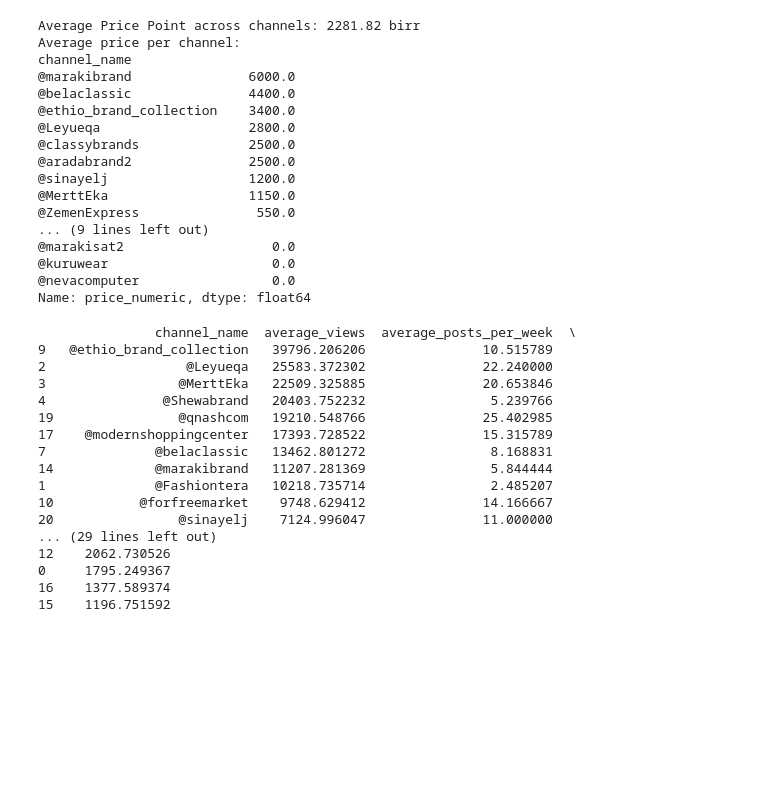
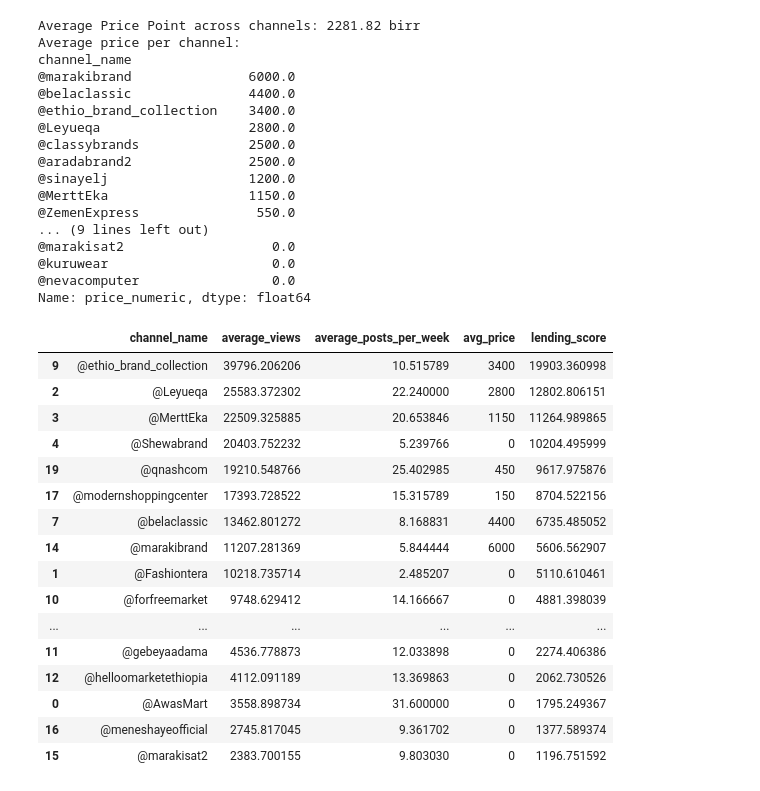
Before and after one commit to mikek1337/Building-an-Amharic-E-commerce-Data-Extractor-week4, a Jupyter notebook: notebooks/analysis_channels.ipynb, the cells around one changed output. Saved outputs shown, nothing was run; the diff lists cells and outputs as text; code cells hidden in the pictures; blank space fills up the shorter version.

```diff
--- a/notebooks/analysis_channels.ipynb
+++ b/notebooks/analysis_channels.ipynb
@@ -127,36 +127,38 @@ Name: price_numeric, dtype: float64
 # %%
 # Calculate Lending Score: (Avg Views * 0.5) + (Posting Frequency * 0.5)
 # Use average_views and average_posts_per_week from message_data, grouped by channel
 
 lending_score_df = message_data.groupby('channel_name').agg({
     'average_views': 'first',
-    'average_posts_per_week': 'first'
+    'average_posts_per_week': 'first',
+    'message': lambda x: x.iloc[0] if len(x) > 0 else np.nan
 }).reset_index()
 
+lending_score_df['avg_price'] = lending_score_df['message'].apply(extract_price)
 lending_score_df['lending_score'] = (
     lending_score_df['average_views'] * 0.5 +
     lending_score_df['average_posts_per_week'] * 0.5
 )
 
 # Sort by Lending Score descending
 lending_score_df = lending_score_df.sort_values(by='lending_score', ascending=False)
 
-print(lending_score_df[['channel_name', 'average_views', 'average_posts_per_week', 'lending_score']])
+lending_score_df[['channel_name', 'average_views', 'average_posts_per_week','avg_price', 'lending_score']]
 # %% [output]
-               channel_name  average_views  average_posts_per_week  \
-9   @ethio_brand_collection   39796.206206               10.515789
-2                  @Leyueqa   25583.372302               22.240000
-3                 @MerttEka   22509.325885               20.653846
-4               @Shewabrand   20403.752232                5.239766
-19                @qnashcom   19210.548766               25.402985
-17    @modernshoppingcenter   17393.728522               15.315789
-7              @belaclassic   13462.801272                8.168831
-14             @marakibrand   11207.281369                5.844444
-1              @Fashiontera   10218.735714                2.485207
-10           @forfreemarket    9748.629412               14.166667
-20                @sinayelj    7124.996047               11.000000
-... (29 lines left out)
-12    2062.730526
-0     1795.249367
-16    1377.589374
-15    1196.751592
+|  | channel_name | average_views | average_posts_per_week | avg_price | lending_score |
+| 9 | @ethio_brand_collection | 39796.206206 | 10.515789 | 3400 | 19903.360998 |
+| 2 | @Leyueqa | 25583.372302 | 22.240000 | 2800 | 12802.806151 |
+| 3 | @MerttEka | 22509.325885 | 20.653846 | 1150 | 11264.989865 |
+| 4 | @Shewabrand | 20403.752232 | 5.239766 | 0 | 10204.495999 |
+| 19 | @qnashcom | 19210.548766 | 25.402985 | 450 | 9617.975876 |
+| 17 | @modernshoppingcenter | 17393.728522 | 15.315789 | 150 | 8704.522156 |
+| 7 | @belaclassic | 13462.801272 | 8.168831 | 4400 | 6735.485052 |
+| 14 | @marakibrand | 11207.281369 | 5.844444 | 6000 | 5606.562907 |
+| 1 | @Fashiontera | 10218.735714 | 2.485207 | 0 | 5110.610461 |
+| 10 | @forfreemarket | 9748.629412 | 14.166667 | 0 | 4881.398039 |
+| ... | ... | ... | ... | ... | ... |
+| 11 | @gebeyaadama | 4536.778873 | 12.033898 | 0 | 2274.406386 |
+| 12 | @helloomarketethiopia | 4112.091189 | 13.369863 | 0 | 2062.730526 |
+| 0 | @AwasMart | 3558.898734 | 31.600000 | 0 | 1795.249367 |
+| 16 | @meneshayeofficial | 2745.817045 | 9.361702 | 0 | 1377.589374 |
+| 15 | @marakisat2 | 2383.700155 | 9.803030 | 0 | 1196.751592 |
```
Also changed, not shown: 1 other file.
